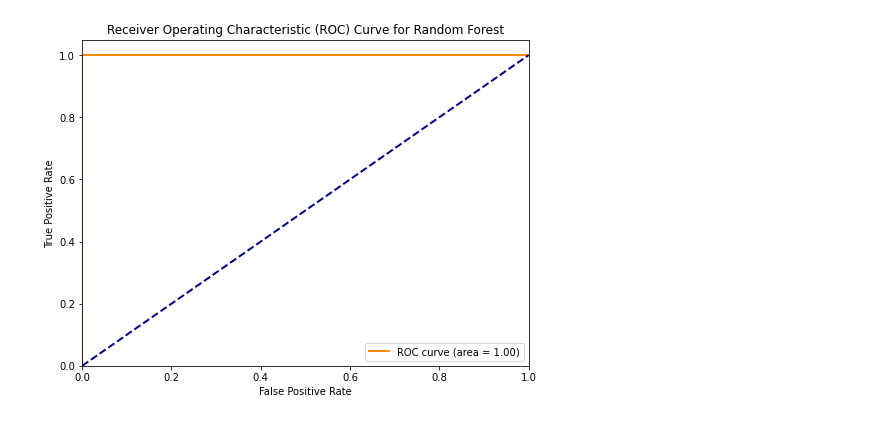
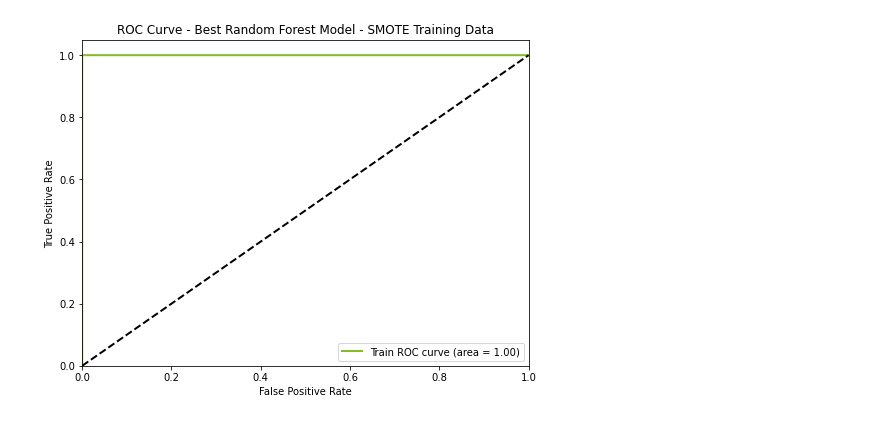
Before and after one commit to bag5635/VT_Capstone, a Jupyter notebook: Notebooks/Ryan_Lazar/Random Forest Model.ipynb, the cells around one changed output. Saved outputs shown, nothing was run; the diff lists cells and outputs as text; code cells hidden in the pictures.

```diff
--- a/Notebooks/Ryan_Lazar/Random Forest Model.ipynb
+++ b/Notebooks/Ryan_Lazar/Random Forest Model.ipynb
@@ -49,0 +175,8 @@ When you run this, it should take about 10 minutes to complete. The progress bar
+# %%
+# Apply SMOTE only on the training data
+smote = SMOTE(random_state=42)
+X_train_smote, y_train_smote = smote.fit_resample(X_train, y_train)
+
+# Train your model on SMOTE-enhanced training data
+rf_model = RandomForestClassifier(random_state=42)
+rf_model.fit(X_train_smote, y_train_smote)
@@ -57,7 +200,4 @@ param_grid = {
 }
 
 # Create a GridSearchCV instance with verbose=1
-grid_search = GridSearchCV(rf_model, param_grid, scoring='roc_auc', cv=3, n_jobs=-1, verbose=1)
-
-# Perform grid search for hyperparameter tuning
-grid_search.fit(X_train, y_train)
+grid_search = GridSearchCV(rf_model, param_grid, scoring='roc_auc', cv=2, n_jobs=8, verbose=3)
@@ -72,0 +204,3 @@ GridSearchCV(cv=3, estimator=RandomForestClassifier(random_state=42), n_jobs=-1,
+# %%
+# Perform grid search for hyperparameter tuning
+grid_search.fit(X_train_smote, y_train_smote)
@@ -241,15 +333,21 @@ ROC AUC: 0.9895423668215946
 # %%
-# Plot ROC Curve for Random Forest
-fpr_rf, tpr_rf, _ = roc_curve(y_test, best_rf_model.predict_proba(X_test)[:,1])
+# Define Deloitte green color in RGB
+deloitte_green_rgb = (134/255, 188/255, 37/255)
+
+# Calculate ROC curve and ROC AUC for best_rf_model
+fpr_train, tpr_train, thresholds_train = roc_curve(y_train_smote, best_rf_model.predict_proba(X_train_smote)[:, 1])
+roc_auc_train = roc_auc_score(y_train_smote, best_rf_model.predict(X_train_smote))
+
+# Plot ROC curve with Deloitte green and black lines
 plt.figure(figsize=(8, 6))
-plt.plot(fpr_rf, tpr_rf, color='darkorange', lw=2, label=f'ROC curve (area = {roc_auc_rf:.2f})')
-plt.plot([0, 1], [0, 1], color='navy', lw=2, linestyle='--')
+plt.plot(fpr_train, tpr_train, color=deloitte_green_rgb, lw=2, label=f'Train ROC curve (area = {roc_auc_train:.2f})')
+plt.plot([0, 1], [0, 1], color='black', lw=2, linestyle='--')  # Black dotted line
 plt.xlim([0.0, 1.0])
 plt.ylim([0.0, 1.05])
 plt.xlabel('False Positive Rate')
 plt.ylabel('True Positive Rate')
-plt.title('Receiver Operating Characteristic (ROC) Curve for Random Forest')
+plt.title('ROC Curve - Best Random Forest Model - SMOTE Training Data')
 plt.legend(loc="lower right")
 plt.show()
 # %% [output]
-[figure, old version]
+[figure, new version]
```
Also changed, not shown: parts of 59 cells of this notebook, 1 other file.
